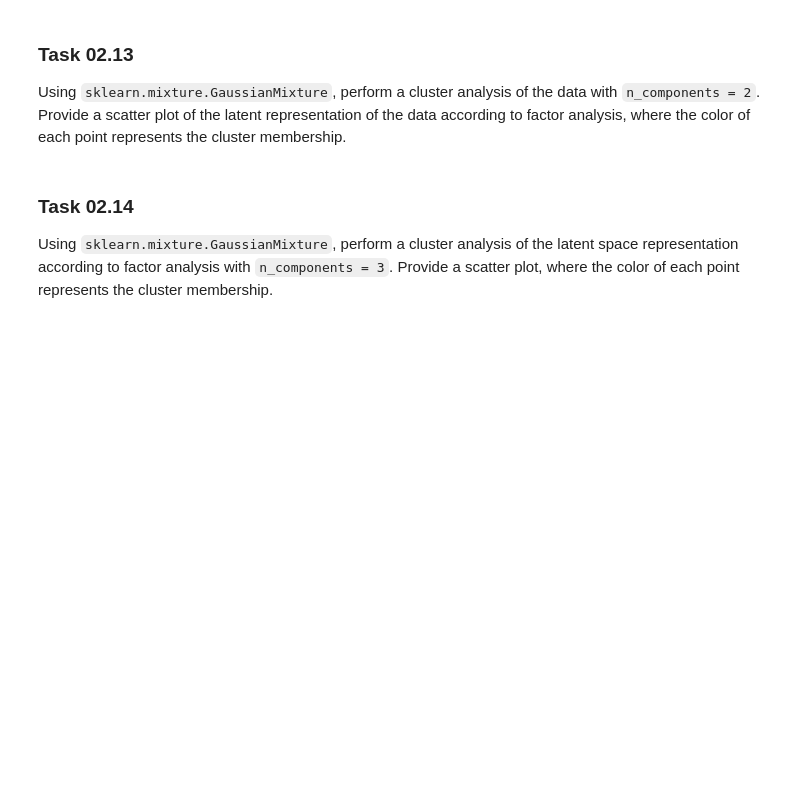
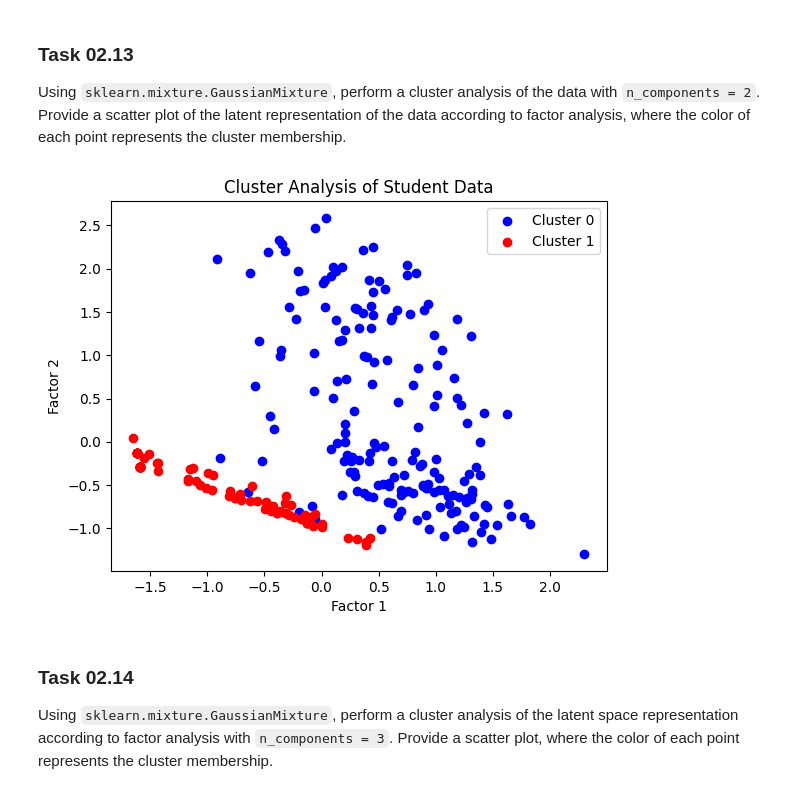
Before and after one commit to sachinskss/dataminingEx, a Jupyter notebook: sheet02_Christoph.ipynb, the cells around one changed output. Saved outputs shown, nothing was run; the diff lists cells and outputs as text; code cells hidden in the pictures; blank space fills up the shorter version.

```diff
--- a/sheet02_Christoph.ipynb
+++ b/sheet02_Christoph.ipynb
@@ -583,8 +630,30 @@ raise NotImplementedError()
 
 Using `sklearn.mixture.GaussianMixture`, perform a cluster analysis of the data with `n_components = 2`. Provide a scatter plot of the latent representation of the data according to factor analysis, where the color of each point represents the cluster membership.
 # %%
-# YOUR CODE HERE
-raise NotImplementedError()
+# import the GaussianMixture class
+from sklearn.mixture import GaussianMixture
+
+# create an instance of the GaussianMixture model with n_components = 2
+gm = GaussianMixture(n_components=2)
+
+# fit the model to the data
+gm.fit(X_normalized)
+
+# get the cluster labels
+gm_labels = gm.predict(X_normalized)
+
+# create a scatter plot of the latent representation of the data according to factor analysis
+# create two separate scatter plots for each cluster, using different colors
+gm_0 = plt.scatter(X_transformed_fa[gm_labels == 0, 0], X_transformed_fa[gm_labels == 0, 1], color='blue')
+gm_1 = plt.scatter(X_transformed_fa[gm_labels == 1, 0], X_transformed_fa[gm_labels == 1, 1], color='red')
+plt.xlabel('Factor 1')
+plt.ylabel('Factor 2')
+plt.title('Cluster Analysis of Student Data')
+# add a legend to the plot with the handles parameter, to show both cluster names
+plt.legend(handles=[gm_0, gm_1], labels=['Cluster 0', 'Cluster 1'])
+plt.show()
+# %% [output]
+[figure, added]
 # %%
 # this cell is here for test purposes. please ignore it.
 # %% [markdown]
```
Also changed, not shown: parts of 7 cells of this notebook.
